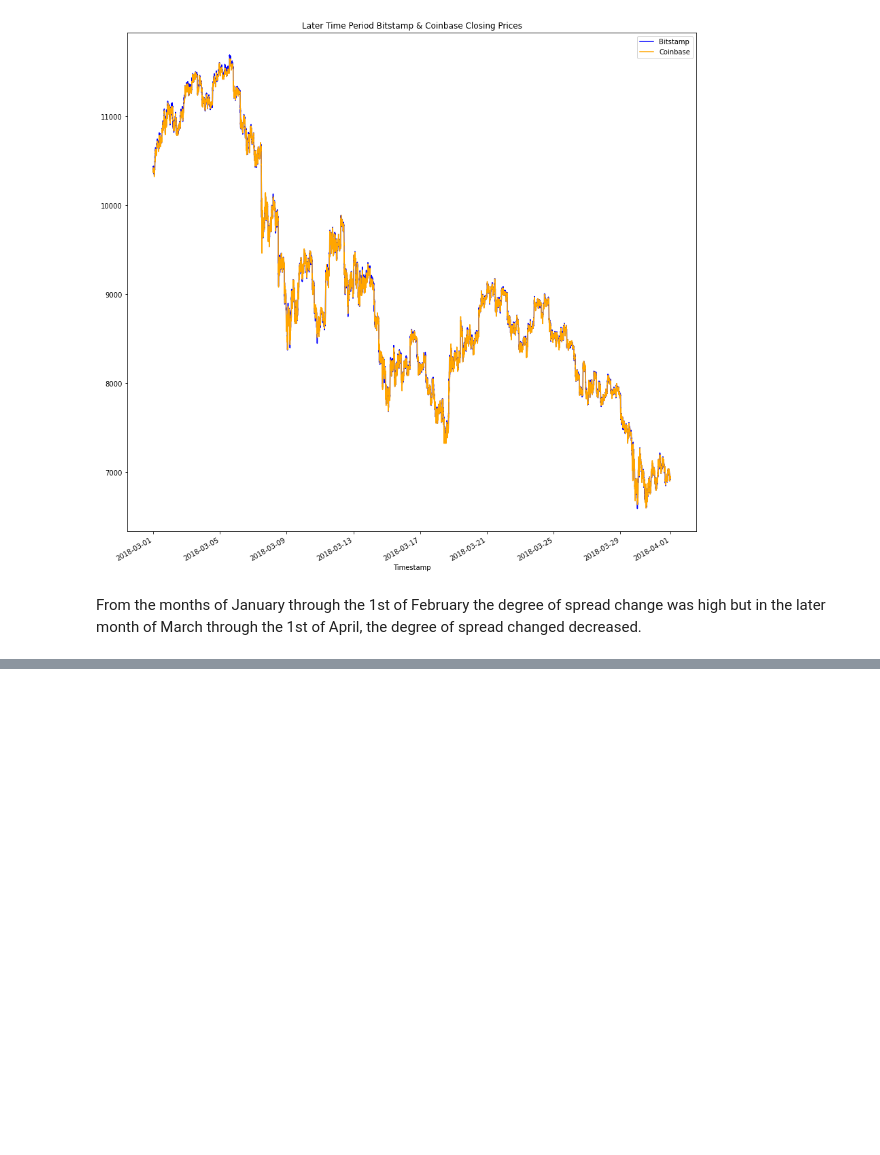
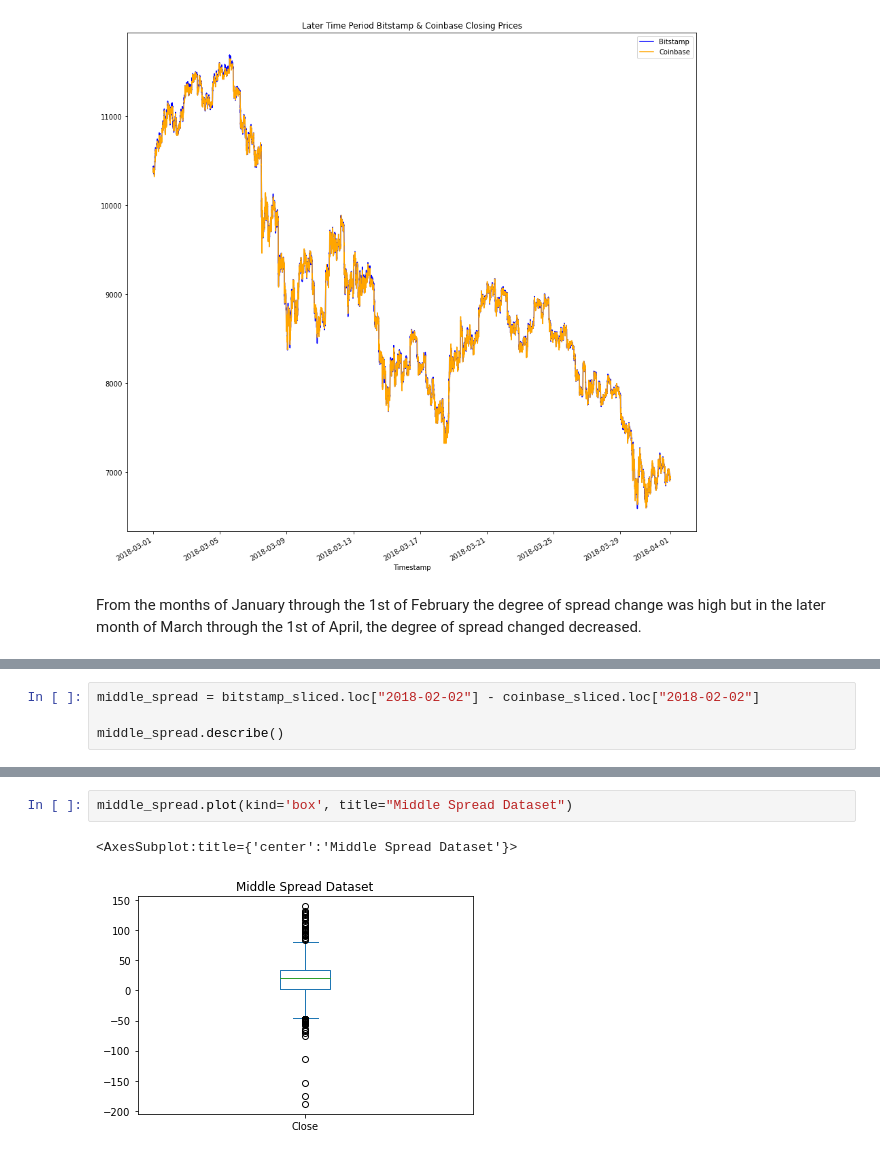
Before and after one commit to AngelR0/Crypto_Arbitrage, a Jupyter notebook: crypto_arbitrage.ipynb, the cells around one changed output, grey strips where cells are left out. Saved outputs shown, nothing was run; the diff lists cells and outputs as text; blank space fills up the shorter version.

```diff
--- a/crypto_arbitrage.ipynb
+++ b/crypto_arbitrage.ipynb
@@ -232,0 +272,4 @@ From the months of January through the 1st of February the degree of spread chan
+# %%
+middle_spread = bitstamp_sliced.loc["2018-02-02"] - coinbase_sliced.loc["2018-02-02"]
+
+middle_spread.describe()
@@ -232,0 +286,5 @@ From the months of January through the 1st of February the degree of spread chan
+# %%
+middle_spread.plot(kind='box', title="Middle Spread Dataset")
+# %% [output]
+<AxesSubplot:title={'center':'Middle Spread Dataset'}>
+[figure, added]
```
Also changed, not shown: parts of 36 cells of this notebook.
